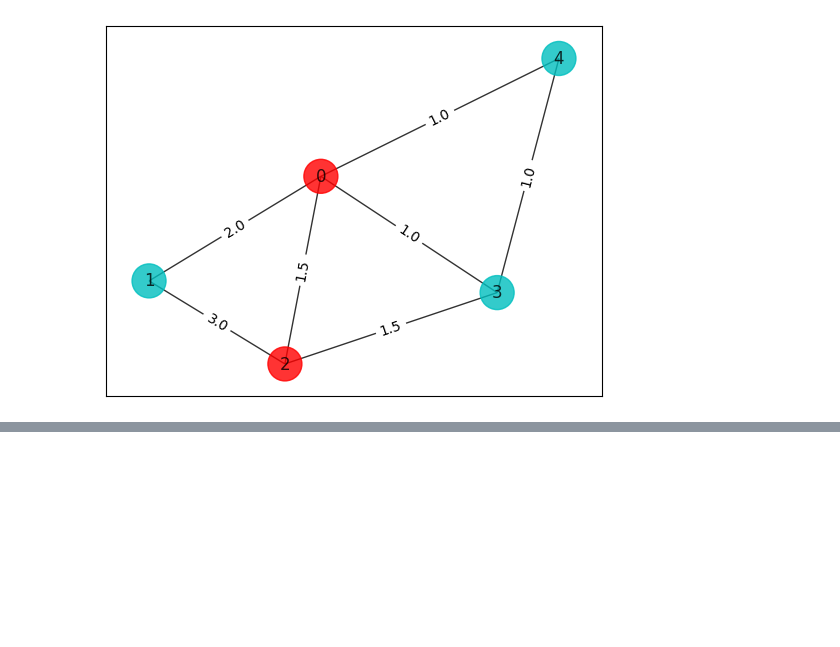
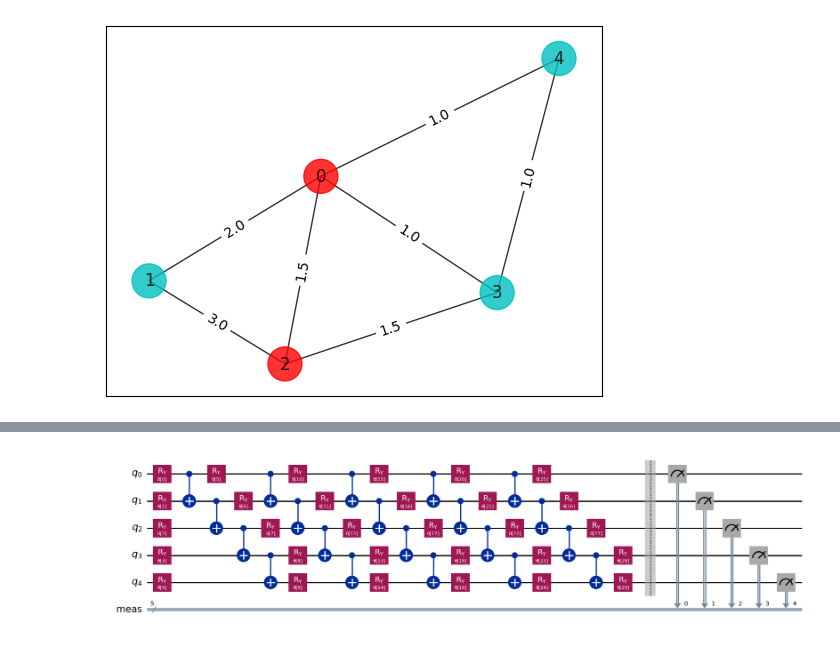
Before and after one commit to Thirumalai-97/My_Documentation, a Jupyter notebook: quantum_computing/optimization/MAx-Cut/quantum.ipynb, the cells around one changed output, grey strips where cells are left out. Saved outputs shown, nothing was run; the diff lists cells and outputs as text; code cells hidden in the pictures; blank space fills up the shorter version.

```diff
--- a/quantum_computing/optimization/MAx-Cut/quantum.ipynb
+++ b/quantum_computing/optimization/MAx-Cut/quantum.ipynb
@@ -222,0 +227,4 @@ solution objective: 8.5
+# %%
+ra.decompose().draw('mpl', fold=30)
+# %% [output]
+[figure, added]
```
Also changed, not shown: parts of 1 cell of this notebook.
